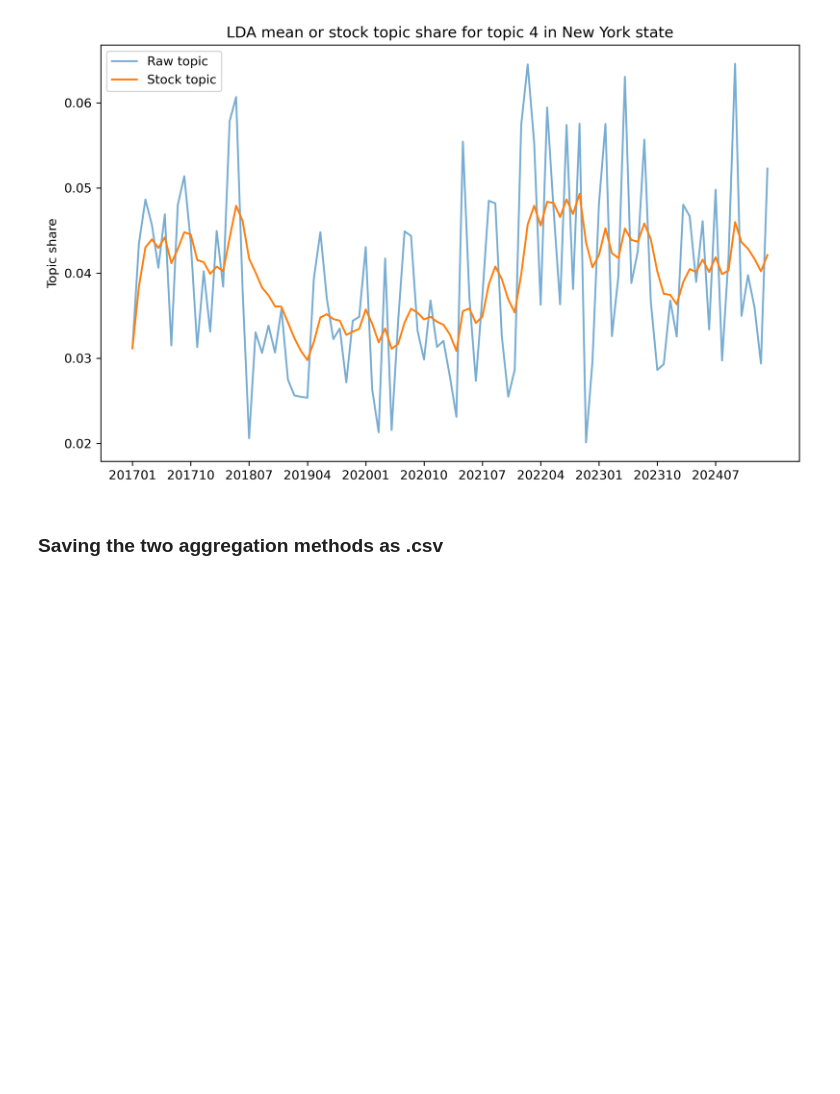
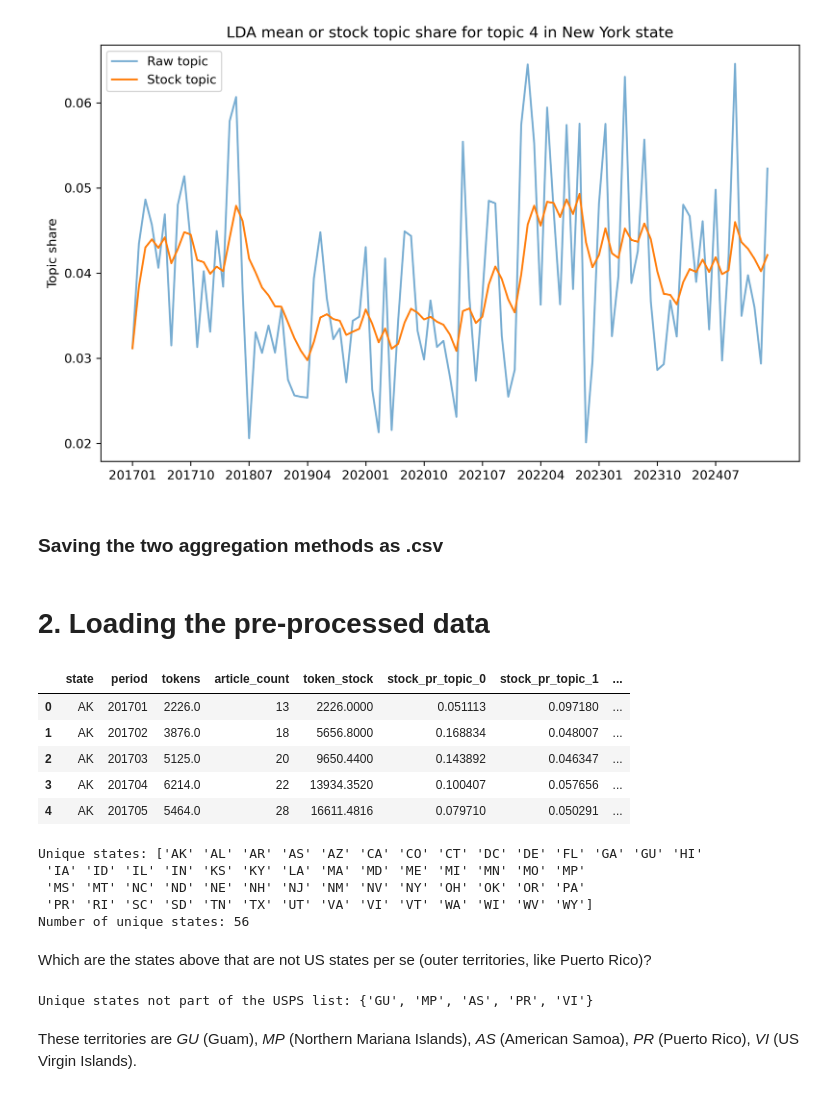
Before and after one commit to pablo-fdz/F-N_hw1, a Jupyter notebook: feature_creation/aggregating_US_LDA_shares.ipynb, the cells around one changed output. Saved outputs shown, nothing was run; the diff lists cells and outputs as text; code cells hidden in the pictures; blank space fills up the shorter version.

```diff
--- a/feature_creation/aggregating_US_LDA_shares.ipynb
+++ b/feature_creation/aggregating_US_LDA_shares.ipynb
@@ -381,3 +381,28 @@ See the caveats in the documentation: https://pandas.pydata.org/pandas-docs/stab
 # %%
 df_lda_agg_mean.to_csv('../clean_data/features/lda_shares_us/lda_agg_mean.csv')
 df_lda_agg_stock.to_csv('../clean_data/features/lda_shares_us/lda_agg_stock.csv')
+# %% [markdown]
+# 2. Loading the pre-processed data
+# %%
+df_lda_agg_stock = pd.read_csv('../clean_data/features/lda_shares_us/lda_agg_stock.csv')
+
+df_lda_agg_stock.head()
+# %% [output]
+|  | state | period | tokens | article_count | token_stock | stock_pr_topic_0 | stock_pr_topic_1 | ... |
+| 0 | AK | 201701 | 2226.0 | 13 | 2226.0000 | 0.051113 | 0.097180 | ... |
+| 1 | AK | 201702 | 3876.0 | 18 | 5656.8000 | 0.168834 | 0.048007 | ... |
+| 2 | AK | 201703 | 5125.0 | 20 | 9650.4400 | 0.143892 | 0.046347 | ... |
+| 3 | AK | 201704 | 6214.0 | 22 | 13934.3520 | 0.100407 | 0.057656 | ... |
+| 4 | AK | 201705 | 5464.0 | 28 | 16611.4816 | 0.079710 | 0.050291 | ... |
+# %%
+print('Unique states:', df_lda_agg_stock['state'].unique())
+
+print(f'Number of unique states: {df_lda_agg_stock["state"].nunique()}')
+# %% [output]
+Unique states: ['AK' 'AL' 'AR' 'AS' 'AZ' 'CA' 'CO' 'CT' 'DC' 'DE' 'FL' 'GA' 'GU' 'HI'
+ 'IA' 'ID' 'IL' 'IN' 'KS' 'KY' 'LA' 'MA' 'MD' 'ME' 'MI' 'MN' 'MO' 'MP'
+ 'MS' 'MT' 'NC' 'ND' 'NE' 'NH' 'NJ' 'NM' 'NV' 'NY' 'OH' 'OK' 'OR' 'PA'
+ 'PR' 'RI' 'SC' 'SD' 'TN' 'TX' 'UT' 'VA' 'VI' 'VT' 'WA' 'WI' 'WV' 'WY']
+Number of unique states: 56
+# %% [markdown]
+Which are the states above that are not US states per se (outer territories, like Puerto Rico)?
@@ -383,0 +421,6 @@ df_lda_agg_stock.to_csv('../clean_data/features/lda_shares_us/lda_agg_stock.csv'
+# %%
+print(f'Unique states not part of the USPS list: {set(df_lda_agg_stock["state"].unique()) - set(abbreviations)}')
+# %% [output]
+Unique states not part of the USPS list: {'GU', 'MP', 'AS', 'PR', 'VI'}
+# %% [markdown]
+These territories are *GU* (Guam), *MP* (Northern Mariana Islands), *AS* (American Samoa), *PR* (Puerto Rico), *VI* (US Virgin Islands).
```
Also changed, not shown: parts of 1 cell of this notebook, 23 other files.
